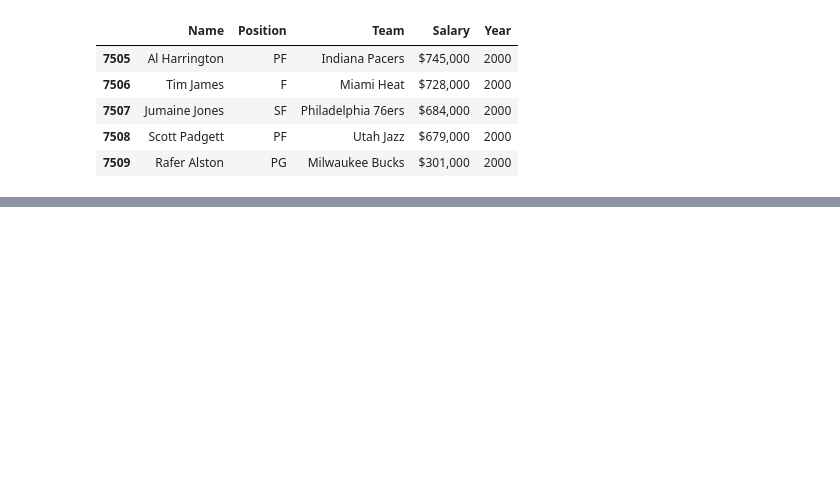
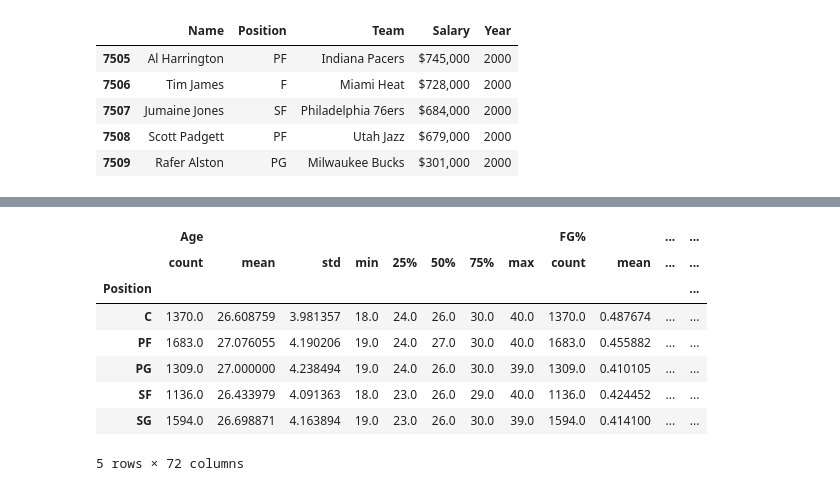
Before and after one commit to ziangzhang10/nba-players-pay-study, a Jupyter notebook: Main/Analysis.ipynb, the cells around one changed output, grey strips where cells are left out. Drawn from its saved outputs; the diff is of its cells as text; code cells hidden in the pictures; blank space fills up the shorter version.

```diff
--- a/Main/Analysis.ipynb
+++ b/Main/Analysis.ipynb
@@ -54,0 +125,26 @@ player_salary.tail()
+# %%
+# ditch wrong data
+player_normalized["Position"] = player_normalized["Position"].str.strip()
+player_normalized = player_normalized[player_normalized["Position"] != "GF"]
+player_normalized.head()
+
+# Change all ambivalent positions to its less valuable possibility because we don't have time for their feelings
+# Basically, all Fs will be Power Forwards, and all Gs will be Shooting Guards
+# Sorry not sorry
+player_normalized["Position"] = player_normalized["Position"].replace("F", "PF").replace("G", "SG")
+# %%
+# analyze position info again
+# The five basketball positions normally employed by organized basketball teams are
+# the point guard (PG), the shooting guard (SG), the small forward (SF), the power forward (PF), and the center (C).
+player_gby = player_normalized.groupby("Position")
+player_gby.describe()
+# %% [output]
+|  | Age |  |  |  |  |  |  |  | FG% |  | ... | ... |
+|  | count | mean | std | min | 25% | 50% | 75% | max | count | mean | ... | ... |
+| Position |  |  |  |  |  |  |  |  |  |  |  | ... |
+| C | 1370.0 | 26.608759 | 3.981357 | 18.0 | 24.0 | 26.0 | 30.0 | 40.0 | 1370.0 | 0.487674 | ... | ... |
+| PF | 1683.0 | 27.076055 | 4.190206 | 19.0 | 24.0 | 27.0 | 30.0 | 40.0 | 1683.0 | 0.455882 | ... | ... |
+| PG | 1309.0 | 27.000000 | 4.238494 | 19.0 | 24.0 | 26.0 | 30.0 | 39.0 | 1309.0 | 0.410105 | ... | ... |
+| SF | 1136.0 | 26.433979 | 4.091363 | 18.0 | 23.0 | 26.0 | 29.0 | 40.0 | 1136.0 | 0.424452 | ... | ... |
+| SG | 1594.0 | 26.698871 | 4.163894 | 19.0 | 23.0 | 26.0 | 30.0 | 39.0 | 1594.0 | 0.414100 | ... | ... |
+5 rows × 72 columns
```
Also changed, not shown: parts of 8 cells of this notebook.
